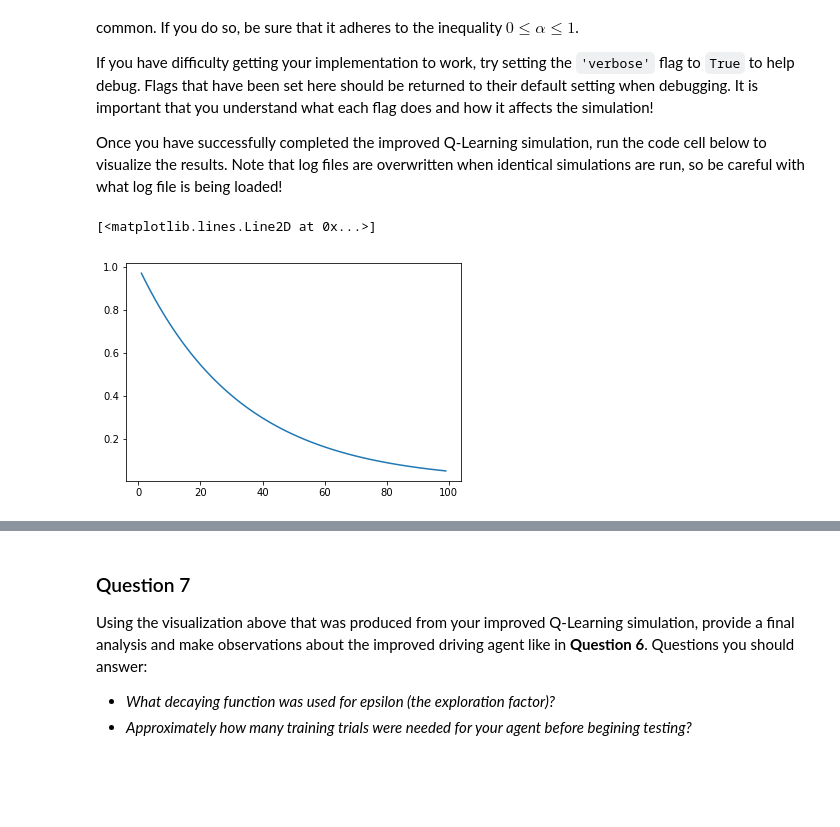
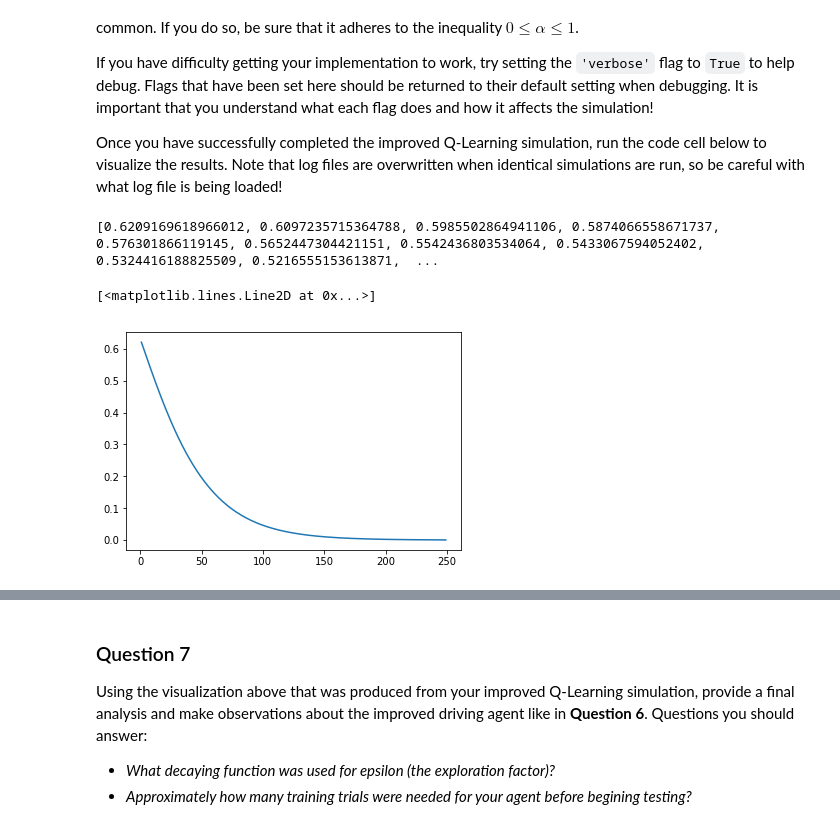
Before and after one commit to tutysara/machine-learning, a Jupyter notebook: projects/smartcab/smartcab.ipynb, the cells around one changed output, grey strips where cells are left out. Drawn from its saved outputs; the diff is of its cells as text; code cells hidden in the pictures; blank space fills up the shorter version.

```diff
--- a/projects/smartcab/smartcab.ipynb
+++ b/projects/smartcab/smartcab.ipynb
@@ -247,13 +250,18 @@ If you have difficulty getting your implementation to work, try setting the `'ve
 Once you have successfully completed the improved Q-Learning simulation, run the code cell below to visualize the results. Note that log files are overwritten when identical simulations are run, so be careful with what log file is being loaded!
 # %%
 a = 0.97
-x = range(1,100)
-y = [1.0*a**t for t in x]
+x = range(1,250)
+#a = 0.97;y = [1.0*a**t for t in x]
+#y = [1.0/(t**2) for t in x]
+a = 0.97; y = [1-math.exp(-a**t) for t in x]
+#a = 0.95999; y = [1.05-math.cos(a**t) for t in x]
+print y
 from pylab import *
 plot(x, y)
 # %% [output]
-[<matplotlib.lines.Line2D at 0x...>]
+[0.6209169618966012, 0.6097235715364788, 0.5985502864941106, 0.5874066558671737, 0.576301866119145, 0.5652447304421151, 0.5542436803534064, 0.5433067594052402, 0.5324416188825509, 0.5216555153613871,  ...
+[<matplotlib.lines.Line2D at 0x...>]
-[figure, old version]
+[figure, new version]
 # %%
 # Load the 'sim_improved-learning' file from the improved Q-Learning simulation
 vs.plot_trials('sim_improved-learning.csv')
```
Also changed, not shown: parts of 8 cells of this notebook, 1 other file.
